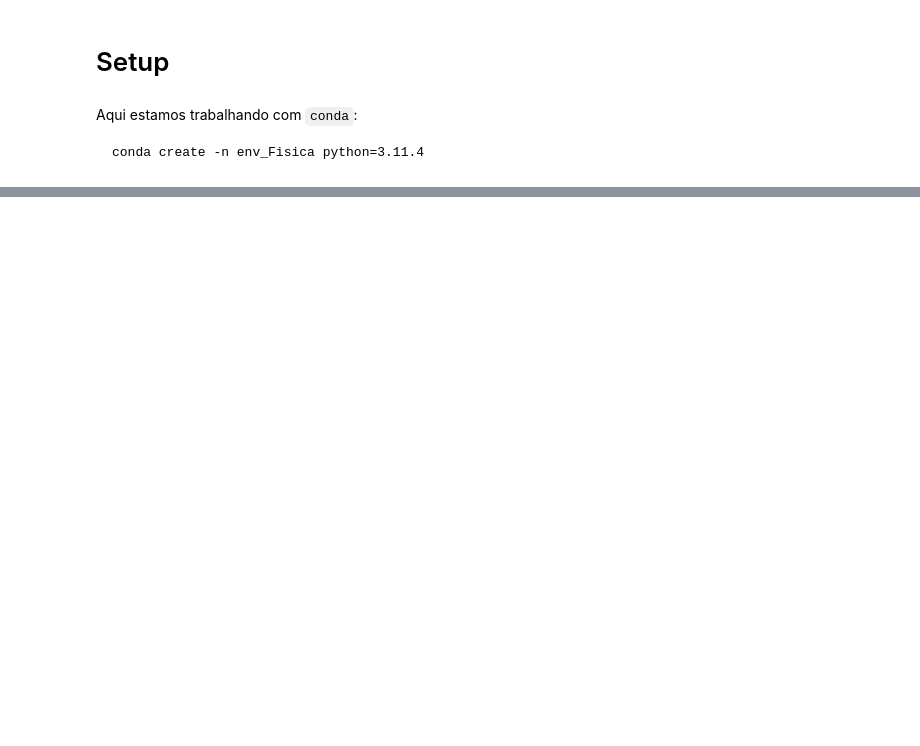
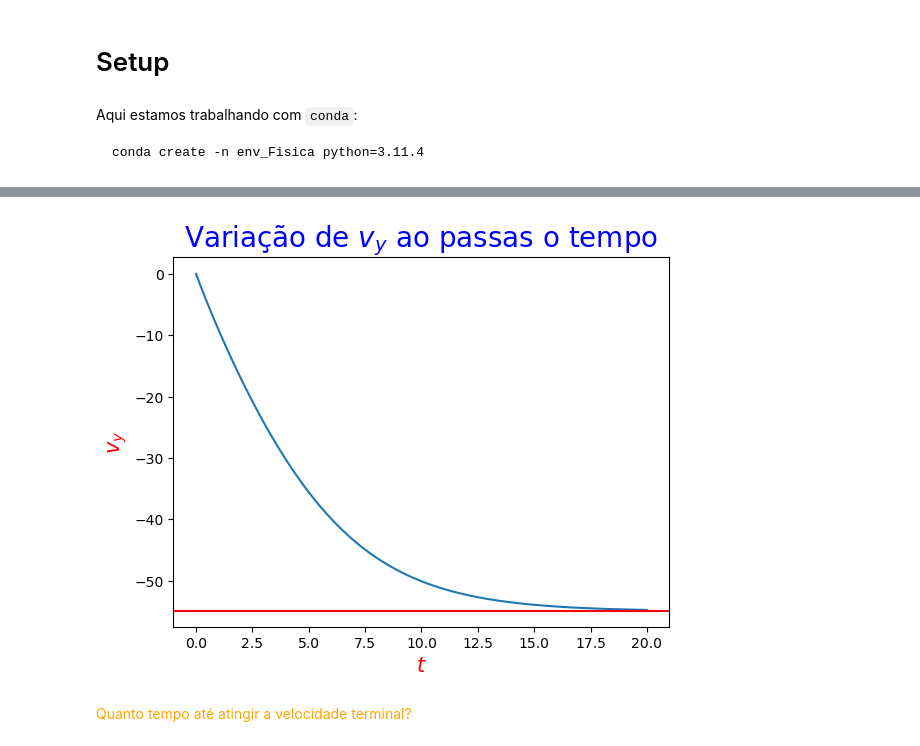
Before and after one commit to EddyGiusepe/Physics_with_Python, a Jupyter notebook: 1_Physics.ipynb, the cells around one changed output, grey strips where cells are left out. Saved outputs shown, nothing was run; the diff lists cells and outputs as text; code cells hidden in the pictures; blank space fills up the shorter version.

```diff
--- a/1_Physics.ipynb
+++ b/1_Physics.ipynb
@@ -28,0 +104,12 @@ matplotlib: 3.7.1
+# %%
+plt.plot(t, vy)
+plt.axhline(vt, color='r')
+
+plt.title("Variação de $v_y$ ao passas o tempo", c='blue', size=20)
+plt.ylabel('$v_y$', c='red', size=15)
+plt.xlabel("$t$", c='red', size=15)
+plt.show()
+# %% [output]
+[figure, added]
+# %% [markdown]
+<font color="orange">Quanto tempo até atingir a velocidade terminal?</font>
```
Also changed, not shown: parts of 17 cells of this notebook.
